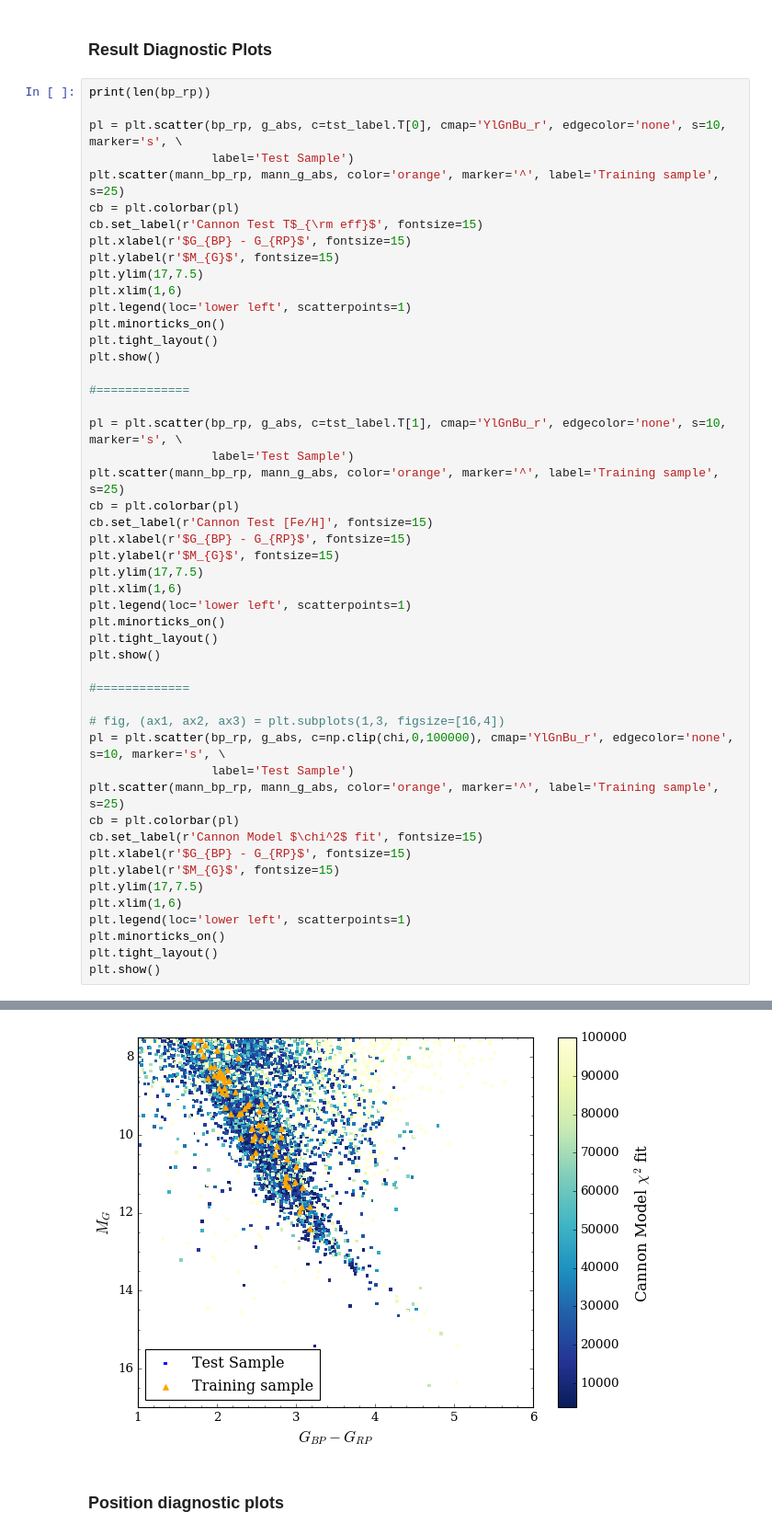
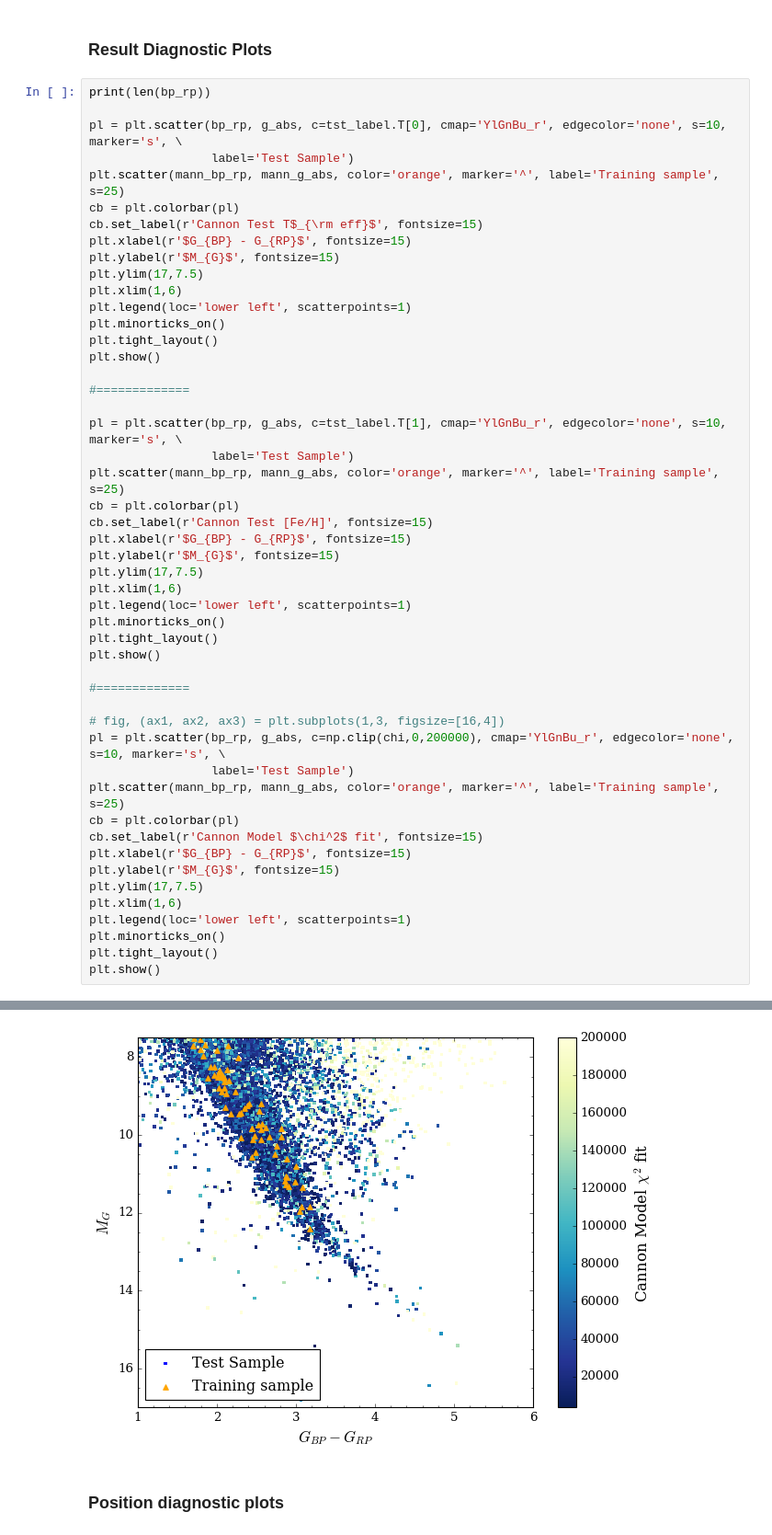
Before and after one commit to jbirky/Mdwarf_project, a Jupyter notebook: cannon_runs/apogee_test/test_mann_model.ipynb, the cells around one changed output, grey strips where cells are left out. Shown at 92% size. Drawn from its saved outputs; the diff is of its cells as text.

```diff
--- a/cannon_runs/apogee_test/test_mann_model.ipynb
+++ b/cannon_runs/apogee_test/test_mann_model.ipynb
@@ -248,35 +266,35 @@ plt.scatter(mann_bp_rp, mann_g_abs, color='orange', marker='^', label='Training
 cb = plt.colorbar(pl)
 cb.set_label(r'Cannon Test [Fe/H]', fontsize=15)
 plt.xlabel(r'$G_{BP} - G_{RP}$', fontsize=15)
 plt.ylabel(r'$M_{G}$', fontsize=15)
 plt.ylim(17,7.5)
 plt.xlim(1,6)
 plt.legend(loc='lower left', scatterpoints=1)
 plt.minorticks_on()
 plt.tight_layout()
 plt.show()
 
 #=============
 
 # fig, (ax1, ax2, ax3) = plt.subplots(1,3, figsize=[16,4])
-pl = plt.scatter(bp_rp, g_abs, c=np.clip(chi,0,100000), cmap='YlGnBu_r', edgecolor='none', s=10, marker='s', \
+pl = plt.scatter(bp_rp, g_abs, c=np.clip(chi,0,200000), cmap='YlGnBu_r', edgecolor='none', s=10, marker='s', \
                  label='Test Sample')
 plt.scatter(mann_bp_rp, mann_g_abs, color='orange', marker='^', label='Training sample', s=25)
 cb = plt.colorbar(pl)
 cb.set_label(r'Cannon Model $\chi^2$ fit', fontsize=15)
 plt.xlabel(r'$G_{BP} - G_{RP}$', fontsize=15)
 plt.ylabel(r'$M_{G}$', fontsize=15)
 plt.ylim(17,7.5)
 plt.xlim(1,6)
 plt.legend(loc='lower left', scatterpoints=1)
 plt.minorticks_on()
 plt.tight_layout()
 plt.show()
 # %% [output]
 14827
 [figure]
 [figure]
-[figure, old version]
+[figure, new version]
 # %% [markdown]
 ### Position diagnostic plots
 # %%
```
Also changed, not shown: parts of 14 cells of this notebook, 2 other files.
